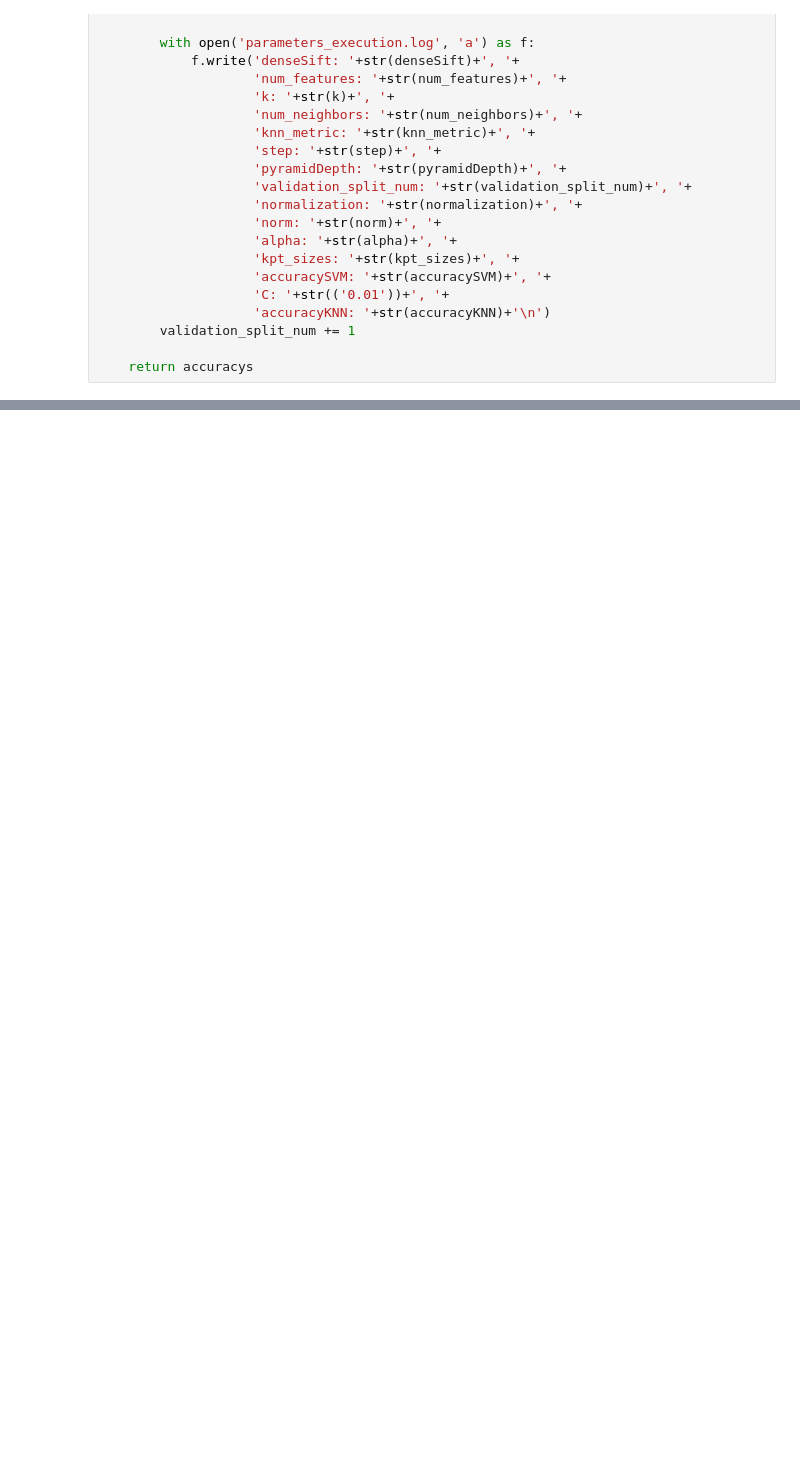
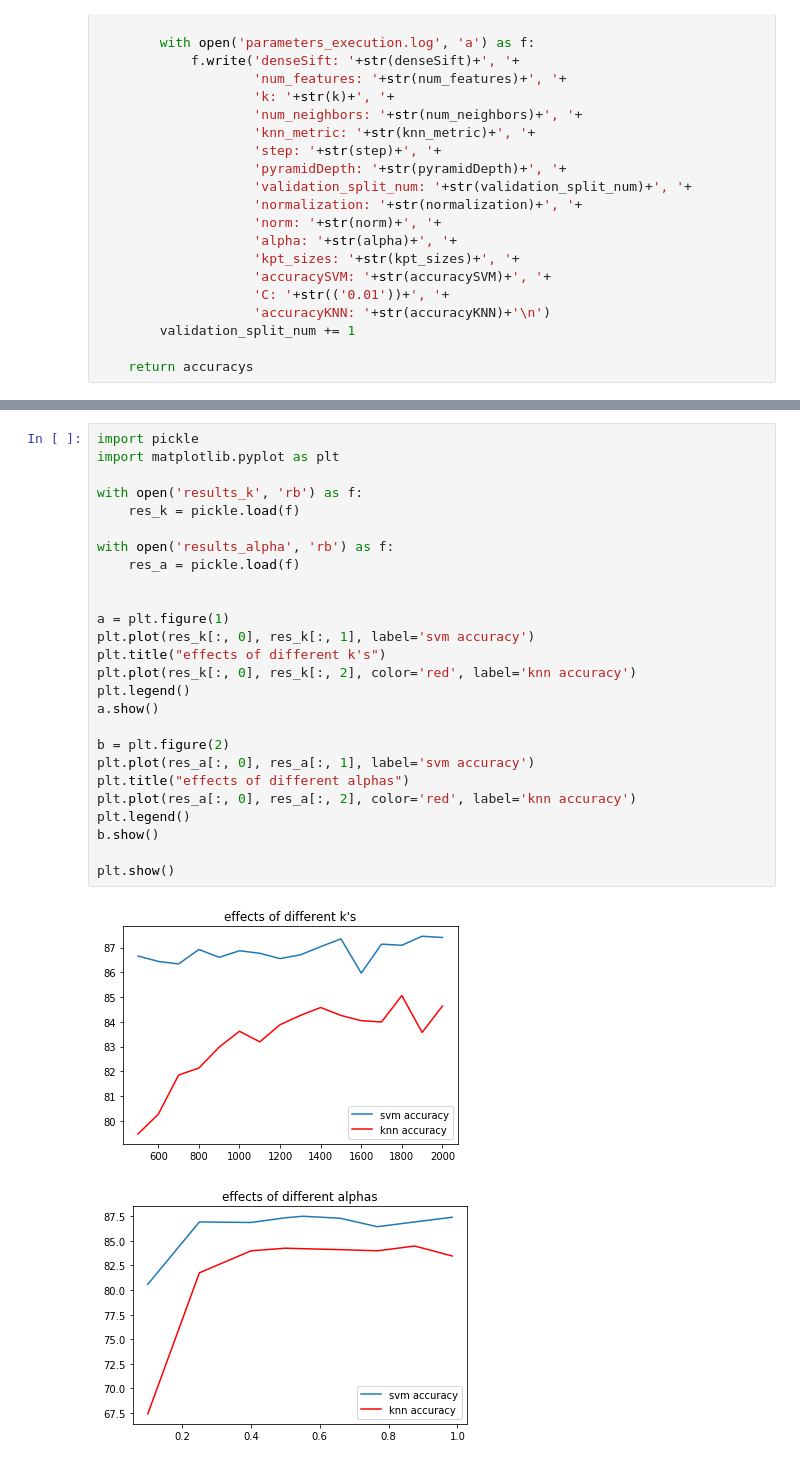
Before and after one commit to Sergigb/mlcv-project1, a Jupyter notebook: BagofVisualWords.ipynb, the cells around one changed output, grey strips where cells are left out. Saved outputs shown, nothing was run; the diff lists cells and outputs as text; blank space fills up the shorter version.

Commit message:
results and graphshs

```diff
--- a/BagofVisualWords.ipynb
+++ b/BagofVisualWords.ipynb
@@ -415,0 +410,29 @@ KeyboardInterrupt:
+# %%
+import pickle
+import matplotlib.pyplot as plt
+
+with open('results_k', 'rb') as f:
+    res_k = pickle.load(f)
+
+with open('results_alpha', 'rb') as f:
+    res_a = pickle.load(f)
+
+
+a = plt.figure(1)
+plt.plot(res_k[:, 0], res_k[:, 1], label='svm accuracy')
+plt.title("effects of different k's")
+plt.plot(res_k[:, 0], res_k[:, 2], color='red', label='knn accuracy')
+plt.legend()
+a.show()
+
+b = plt.figure(2)
+plt.plot(res_a[:, 0], res_a[:, 1], label='svm accuracy')
+plt.title("effects of different alphas")
+plt.plot(res_a[:, 0], res_a[:, 2], color='red', label='knn accuracy')
+plt.legend()
+b.show()
+
+plt.show()
+# %% [output]
+[figure, added]
+[figure, added]
```
Also changed, not shown: parts of 12 cells of this notebook, 4 other files.
